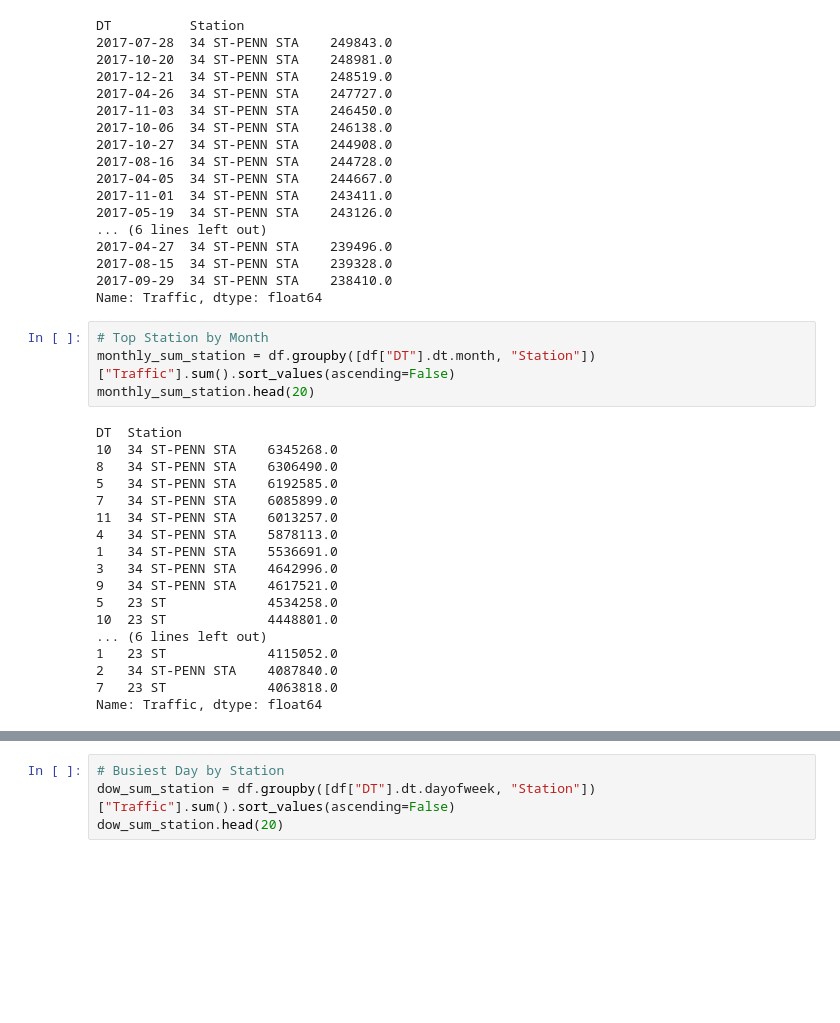
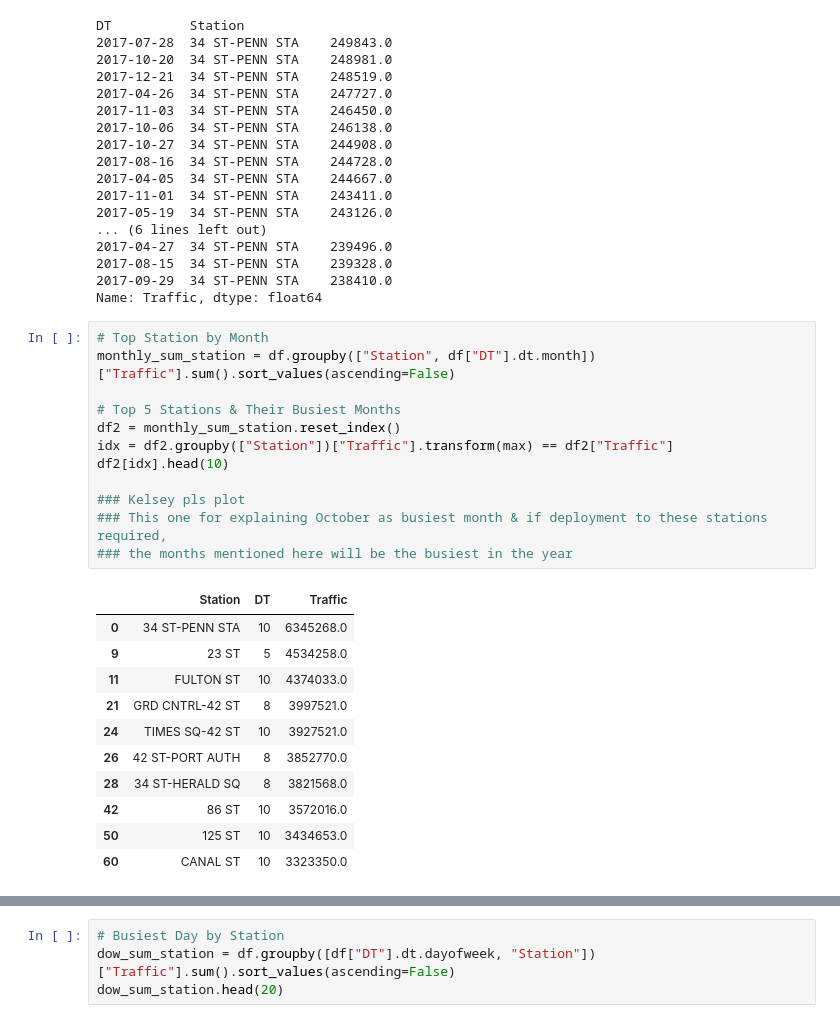
Before and after one commit to JNYH/projectbenson, a Jupyter notebook: eda_benson.ipynb, the cells around one changed output, grey strips where cells are left out. Saved outputs shown, nothing was run; the diff lists cells and outputs as text; blank space fills up the shorter version.

Commit message:
kelsey pls plot

```diff
--- a/eda_benson.ipynb
+++ b/eda_benson.ipynb
@@ -128,28 +128,30 @@ DT          Station
 2017-08-15  34 ST-PENN STA    239328.0
 2017-09-29  34 ST-PENN STA    238410.0
 Name: Traffic, dtype: float64
-# %%
-# Top Station by Month
-monthly_sum_station = df.groupby([df["DT"].dt.month, "Station"])["Traffic"].sum().sort_values(ascending=False)
-monthly_sum_station.head(20)
-# %% [output]
-DT  Station
-10  34 ST-PENN STA    6345268.0
-8   34 ST-PENN STA    6306490.0
-5   34 ST-PENN STA    6192585.0
-7   34 ST-PENN STA    6085899.0
-11  34 ST-PENN STA    6013257.0
-4   34 ST-PENN STA    5878113.0
-1   34 ST-PENN STA    5536691.0
-3   34 ST-PENN STA    4642996.0
-9   34 ST-PENN STA    4617521.0
-5   23 ST             4534258.0
-10  23 ST             4448801.0
-... (6 lines left out)
-1   23 ST             4115052.0
-2   34 ST-PENN STA    4087840.0
-7   23 ST             4063818.0
-Name: Traffic, dtype: float64
+# %%
+# Top Station by Month
+monthly_sum_station = df.groupby(["Station", df["DT"].dt.month])["Traffic"].sum().sort_values(ascending=False)
+
+# Top 5 Stations & Their Busiest Months
+df2 = monthly_sum_station.reset_index()
+idx = df2.groupby(["Station"])["Traffic"].transform(max) == df2["Traffic"]
+df2[idx].head(10)
+
+### Kelsey pls plot
+### This one for explaining October as busiest month & if deployment to these stations required,
+### the months mentioned here will be the busiest in the year
+# %% [output]
+|  | Station | DT | Traffic |
+| 0 | 34 ST-PENN STA | 10 | 6345268.0 |
+| 9 | 23 ST | 5 | 4534258.0 |
+| 11 | FULTON ST | 10 | 4374033.0 |
+| 21 | GRD CNTRL-42 ST | 8 | 3997521.0 |
+| 24 | TIMES SQ-42 ST | 10 | 3927521.0 |
+| 26 | 42 ST-PORT AUTH | 8 | 3852770.0 |
+| 28 | 34 ST-HERALD SQ | 8 | 3821568.0 |
+| 42 | 86 ST | 10 | 3572016.0 |
+| 50 | 125 ST | 10 | 3434653.0 |
+| 60 | CANAL ST | 10 | 3323350.0 |
 # %%
 # Overall Top Monthly Station across all Stations
 yearly_sum_station = df.groupby(["Station"])["Traffic"].sum().sort_values(ascending=False)
```
Also changed, not shown: parts of 4 cells of this notebook.
